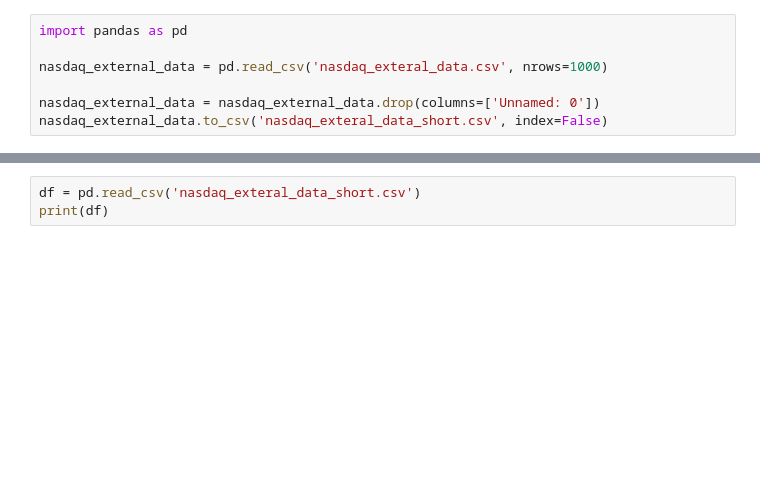
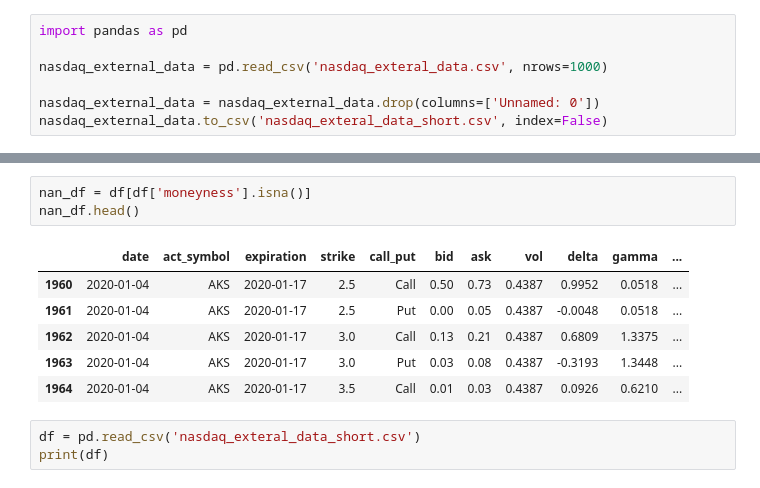
Before and after one commit to ImAHappyDuck/capstone, a Jupyter notebook: nasdaq.ipynb, the cells around one changed output, grey strips where cells are left out. Saved outputs shown, nothing was run; the diff lists cells and outputs as text; blank space fills up the shorter version.

```diff
--- a/nasdaq.ipynb
+++ b/nasdaq.ipynb
@@ -8,3 +37,13 @@ nasdaq_external_data.to_csv('nasdaq_exteral_data_short.csv', index=False)
+# %%
+nan_df = df[df['moneyness'].isna()]
+nan_df.head()
+# %% [output]
+|  | date | act_symbol | expiration | strike | call_put | bid | ask | vol | delta | gamma | ... |
+| 1960 | 2020-01-04 | AKS | 2020-01-17 | 2.5 | Call | 0.50 | 0.73 | 0.4387 | 0.9952 | 0.0518 | ... |
+| 1961 | 2020-01-04 | AKS | 2020-01-17 | 2.5 | Put | 0.00 | 0.05 | 0.4387 | -0.0048 | 0.0518 | ... |
+| 1962 | 2020-01-04 | AKS | 2020-01-17 | 3.0 | Call | 0.13 | 0.21 | 0.4387 | 0.6809 | 1.3375 | ... |
+| 1963 | 2020-01-04 | AKS | 2020-01-17 | 3.0 | Put | 0.03 | 0.08 | 0.4387 | -0.3193 | 1.3448 | ... |
+| 1964 | 2020-01-04 | AKS | 2020-01-17 | 3.5 | Call | 0.01 | 0.03 | 0.4387 | 0.0926 | 0.6210 | ... |
 # %%
 df = pd.read_csv('nasdaq_exteral_data_short.csv')
 print(df)
```
Also changed, not shown: parts of 3 cells of this notebook, 1 other file.
